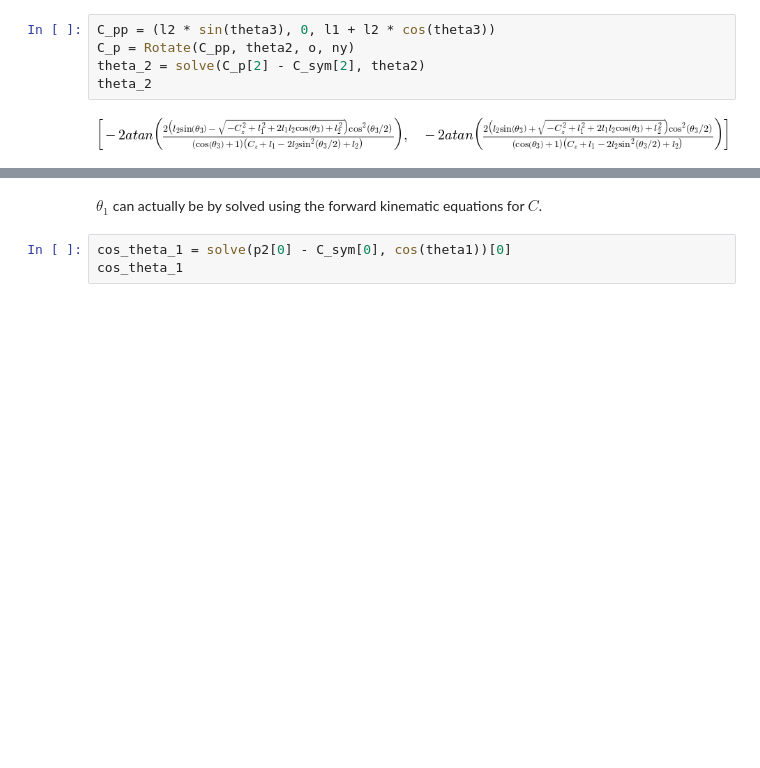
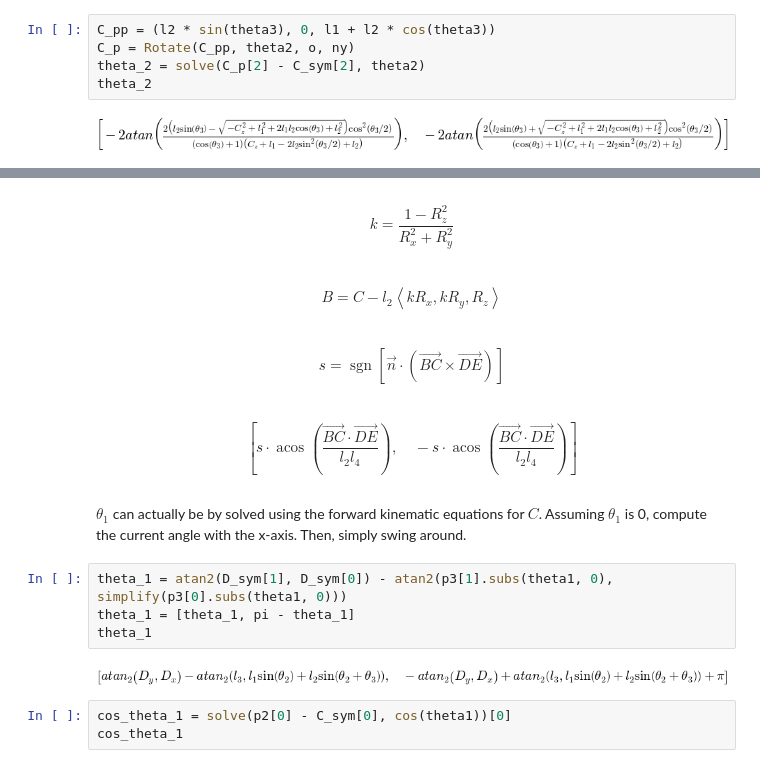
Before and after one commit to 2021-paper-fun/dexter, a Jupyter notebook: notebook/Kinematics.ipynb, the cells around one changed output, grey strips where cells are left out. Cells and saved outputs as stored; diff of their text form; blank space fills up the shorter version.

```diff
--- a/notebook/Kinematics.ipynb
+++ b/notebook/Kinematics.ipynb
@@ -403,5 +415,24 @@ theta_2
+# %% [markdown]
+$$k = \frac{1-R_z^2}{R_x^2+R_y^2}$$
+# %% [markdown]
+$$B = C - l_2 \left< kR_x, kR_y, R_z \right>$$
+# %% [markdown]
+$$s = \operatorname{sgn}{\left[ \overrightarrow{n} \cdot \left( \overrightarrow{BC} \times \overrightarrow{DE} \right) \right] }$$
+# %% [markdown]
+$$
+\left[
+s \cdot \operatorname{acos}{\left( \frac{\overrightarrow{BC} \cdot \overrightarrow{DE} }{l_2 l_4} \right)}, \quad
+-s \cdot \operatorname{acos}{\left( \frac{\overrightarrow{BC} \cdot \overrightarrow{DE} }{l_2 l_4} \right)}
+\right]
+$$
 # %% [markdown]
-$\theta_1$ can actually be by solved using the forward kinematic equations for $C$.
+$\theta_1$ can actually be by solved using the forward kinematic equations for $C$. Assuming $\theta_1$ is 0, compute the current angle with the x-axis. Then, simply swing around.
+# %%
+theta_1 = atan2(D_sym[1], D_sym[0]) - atan2(p3[1].subs(theta1, 0), simplify(p3[0].subs(theta1, 0)))
+theta_1 = [theta_1, pi - theta_1]
+theta_1
+# %% [output]
+[figure, added]
 # %%
 cos_theta_1 = solve(p2[0] - C_sym[0], cos(theta1))[0]
 cos_theta_1
```
Also changed, not shown: parts of 23 cells of this notebook, 6 other files.
